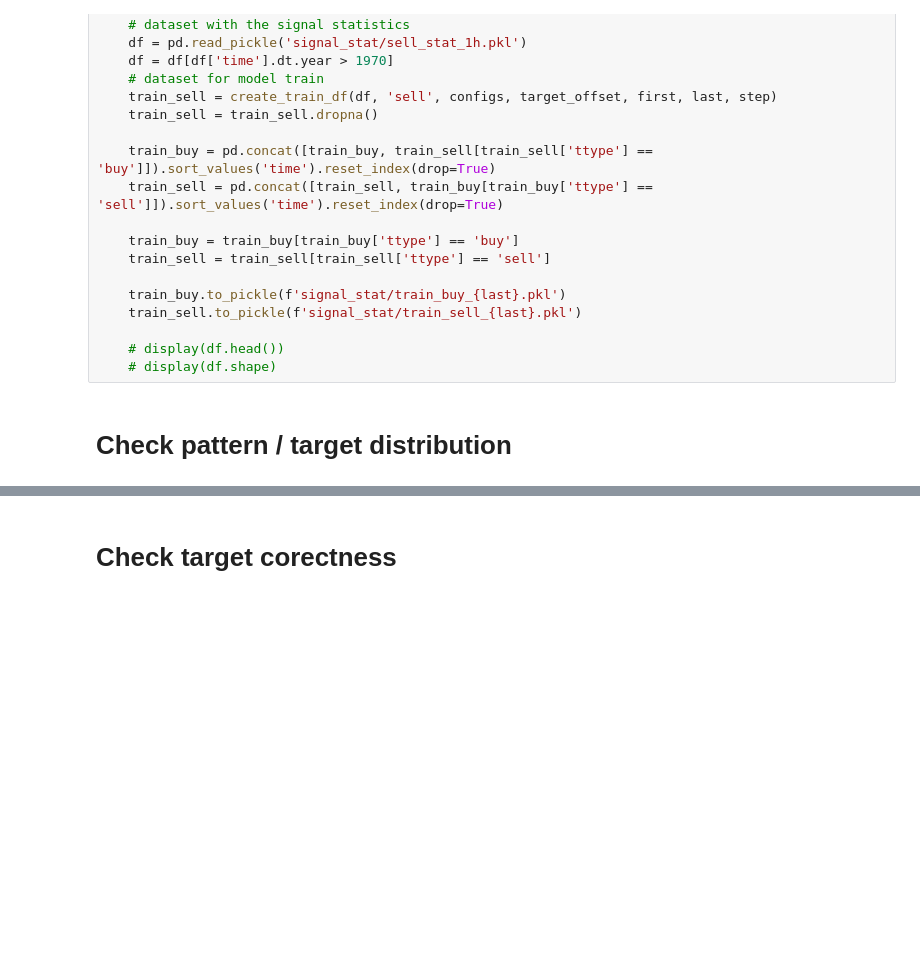
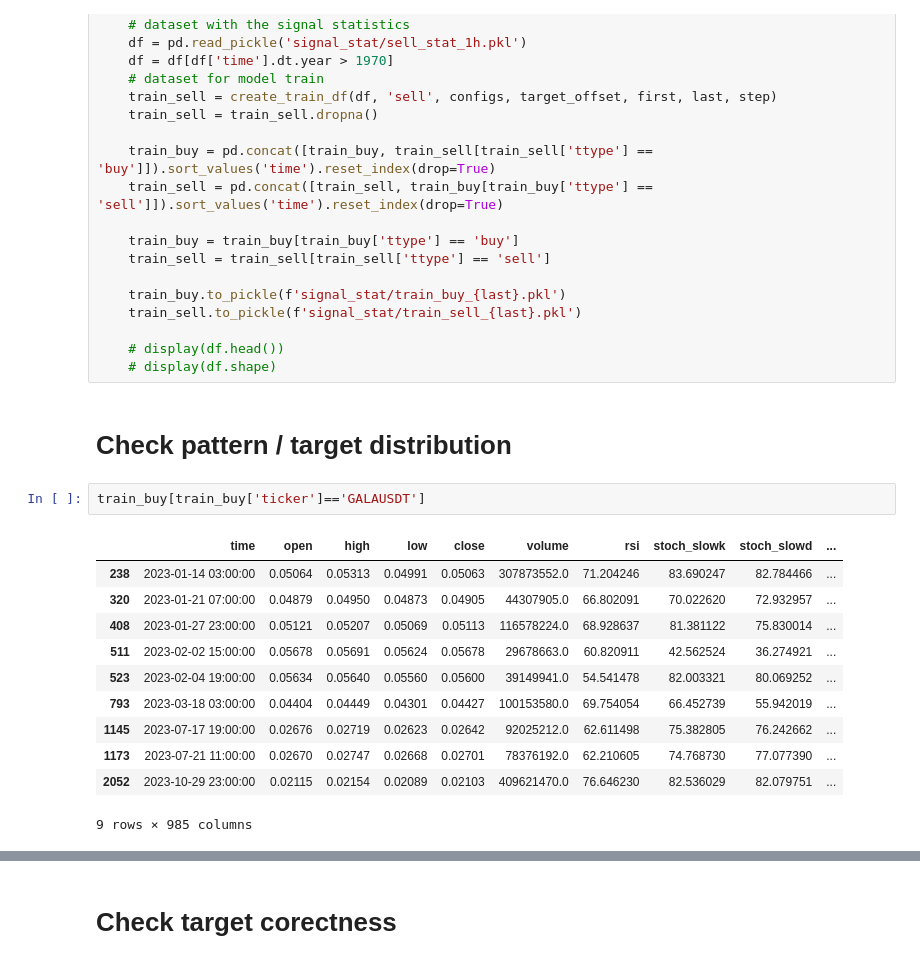
Before and after one commit to beatwad/sigbot, a Jupyter notebook: sigbot/ml/train_model.ipynb, the cells around one changed output, grey strips where cells are left out. Drawn from its saved outputs; the diff is of its cells as text; blank space fills up the shorter version.

```diff
--- a/sigbot/ml/train_model.ipynb
+++ b/sigbot/ml/train_model.ipynb
@@ -334,6 +334,20 @@ if CFG.create_dataset:
     # display(df.shape)
 # %% [markdown]
 # Check pattern / target distribution
+# %%
+train_buy[train_buy['ticker']=='GALAUSDT']
+# %% [output]
+|  | time | open | high | low | close | volume | rsi | stoch_slowk | stoch_slowd | ... |
+| 238 | 2023-01-14 03:00:00 | 0.05064 | 0.05313 | 0.04991 | 0.05063 | 307873552.0 | 71.204246 | 83.690247 | 82.784466 | ... |
+| 320 | 2023-01-21 07:00:00 | 0.04879 | 0.04950 | 0.04873 | 0.04905 | 44307905.0 | 66.802091 | 70.022620 | 72.932957 | ... |
+| 408 | 2023-01-27 23:00:00 | 0.05121 | 0.05207 | 0.05069 | 0.05113 | 116578224.0 | 68.928637 | 81.381122 | 75.830014 | ... |
+| 511 | 2023-02-02 15:00:00 | 0.05678 | 0.05691 | 0.05624 | 0.05678 | 29678663.0 | 60.820911 | 42.562524 | 36.274921 | ... |
+| 523 | 2023-02-04 19:00:00 | 0.05634 | 0.05640 | 0.05560 | 0.05600 | 39149941.0 | 54.541478 | 82.003321 | 80.069252 | ... |
+| 793 | 2023-03-18 03:00:00 | 0.04404 | 0.04449 | 0.04301 | 0.04427 | 100153580.0 | 69.754054 | 66.452739 | 55.942019 | ... |
+| 1145 | 2023-07-17 19:00:00 | 0.02676 | 0.02719 | 0.02623 | 0.02642 | 92025212.0 | 62.611498 | 75.382805 | 76.242662 | ... |
+| 1173 | 2023-07-21 11:00:00 | 0.02670 | 0.02747 | 0.02668 | 0.02701 | 78376192.0 | 62.210605 | 74.768730 | 77.077390 | ... |
+| 2052 | 2023-10-29 23:00:00 | 0.02115 | 0.02154 | 0.02089 | 0.02103 | 409621470.0 | 76.646230 | 82.536029 | 82.079751 | ... |
+9 rows × 985 columns
 # %%
 if CFG.create_dataset:
     display(train_buy['ttype'].value_counts()) # 2133
```
Also changed, not shown: parts of 9 cells of this notebook, 6 other files.
